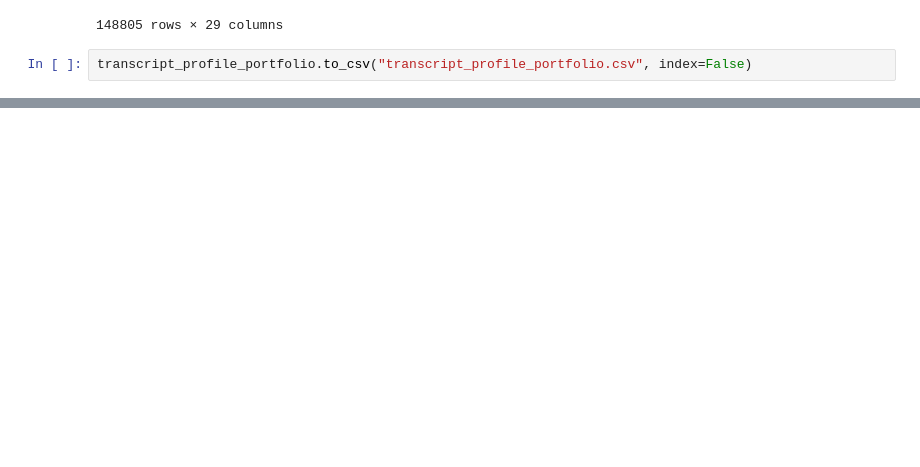
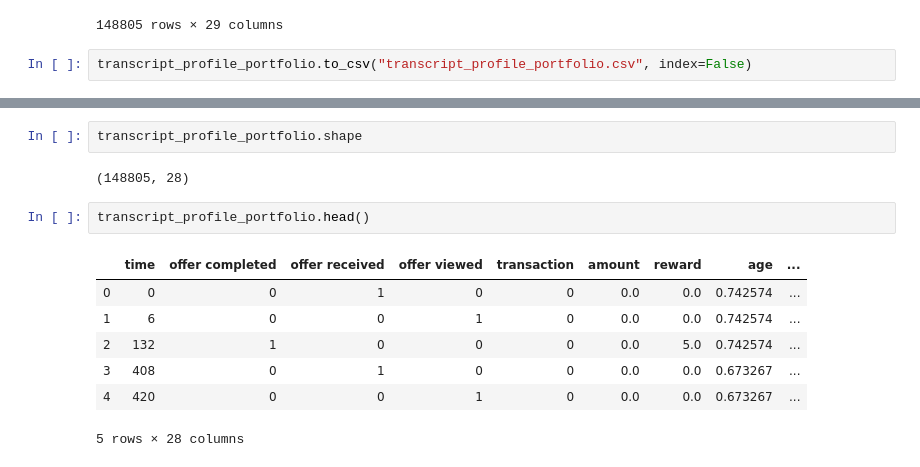
Before and after one commit to sakarayajitesh/Starbucks-Capstone-Project, a Jupyter notebook: Starbucks_Capstone_notebook.ipynb, the cells around one changed output, grey strips where cells are left out. Cells and saved outputs as stored; diff of their text form; blank space fills up the shorter version.

```diff
--- a/Starbucks_Capstone_notebook.ipynb
+++ b/Starbucks_Capstone_notebook.ipynb
@@ -958,0 +1006,14 @@ transcript_profile_portfolio.to_csv("transcript_profile_portfolio.csv", index=Fa
+# %%
+transcript_profile_portfolio.shape
+# %% [output]
+(148805, 28)
+# %%
+transcript_profile_portfolio.head()
+# %% [output]
+|  | time | offer completed | offer received | offer viewed | transaction | amount | reward | age | ... |
+| 0 | 0 | 0 | 1 | 0 | 0 | 0.0 | 0.0 | 0.742574 | ... |
+| 1 | 6 | 0 | 0 | 1 | 0 | 0.0 | 0.0 | 0.742574 | ... |
+| 2 | 132 | 1 | 0 | 0 | 0 | 0.0 | 5.0 | 0.742574 | ... |
+| 3 | 408 | 0 | 1 | 0 | 0 | 0.0 | 0.0 | 0.673267 | ... |
+| 4 | 420 | 0 | 0 | 1 | 0 | 0.0 | 0.0 | 0.673267 | ... |
+5 rows × 28 columns
```
Also changed, not shown: parts of 18 cells of this notebook.
